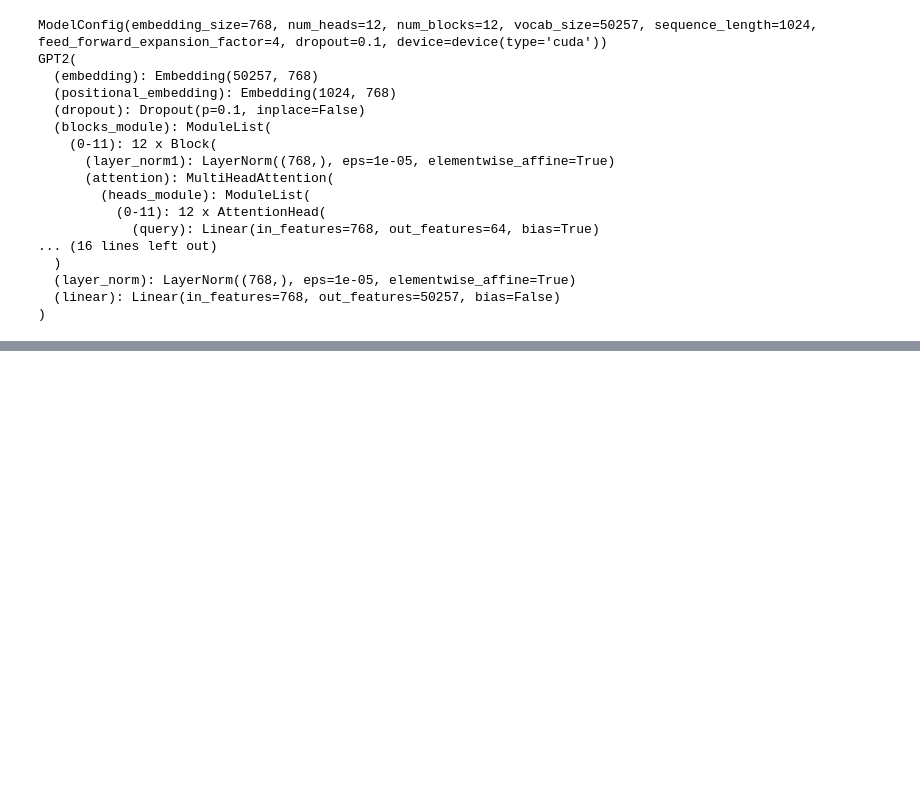
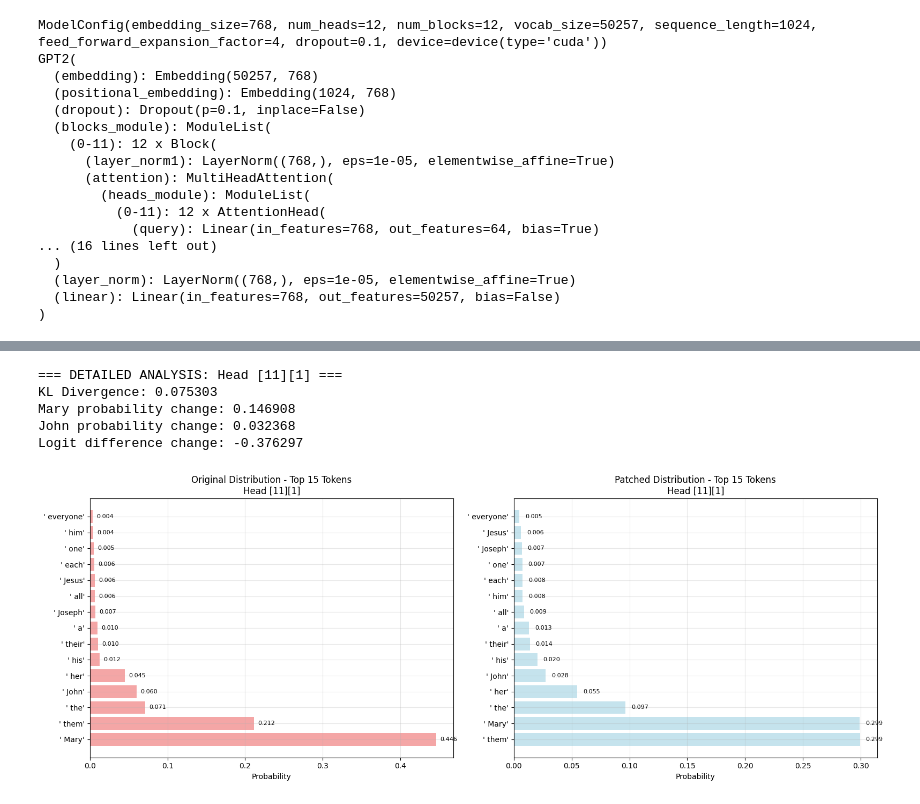
Before and after one commit to thanhhaimai/ml-for-fun, a Jupyter notebook: notebooks/ioi_circuit.ipynb, the cells around one changed output, grey strips where cells are left out. Cells and saved outputs as stored; diff of their text form; code cells hidden in the pictures; blank space fills up the shorter version.

```diff
--- a/notebooks/ioi_circuit.ipynb
+++ b/notebooks/ioi_circuit.ipynb
@@ -230,0 +425,66 @@ SUMMARY: Most impactful heads (by KL divergence)
+# %%
+# Focus on the most impactful head (Head 1) - detailed analysis
+most_impactful_head_idx = 1
+most_impactful_result = results[most_impactful_head_idx]
+
+print(f"=== DETAILED ANALYSIS: Head [11][{most_impactful_head_idx}] ===")
+print(f"KL Divergence: {most_impactful_result.kl_divergence:.6f}")
+print(f"Mary probability change: {most_impactful_result.s1_prob_change:.6f}")
+print(f"John probability change: {most_impactful_result.s2_prob_change:.6f}")
+print(f"Logit difference change: {most_impactful_result.logit_diff_change:.6f}")
+
+# Plot probability distribution comparison for the most impactful head
+fig, (ax1, ax2) = plt.subplots(1, 2, figsize=(16, 6))
+
+# Get top tokens by probability for visualization
+orig_probs = most_impactful_result.original_probs.squeeze().cpu()
+patch_probs = most_impactful_result.patched_probs.squeeze().cpu()
+
+# Get top 15 tokens from original distribution
+top_k = 15
+orig_top_probs, orig_top_indices = torch.topk(orig_probs, top_k)
+patch_top_probs, patch_top_indices = torch.topk(patch_probs, top_k)
+
+# Get token strings
+orig_tokens = [tokenizer.decode([int(idx.item())]) for idx in orig_top_indices]
+patch_tokens = [tokenizer.decode([int(idx.item())]) for idx in patch_top_indices]
+
+# Plot original distribution top tokens
+ax1.barh(range(len(orig_tokens)), orig_top_probs.numpy(), alpha=0.7, color="lightcoral")
+ax1.set_yticks(range(len(orig_tokens)))
+ax1.set_yticklabels([f"'{token}'" for token in orig_tokens])
+ax1.set_xlabel("Probability")
+ax1.set_title(
+    f"Original Distribution - Top {top_k} Tokens\nHead [11][{most_impactful_head_idx}]"
+)
+ax1.grid(True, alpha=0.3)
+
+# Add probability values
+for i, prob in enumerate(orig_top_probs):
+    ax1.text(prob + 0.005, i, f"{prob:.3f}", va="center", fontsize=8)
+
+# Plot patched distribution top tokens
+ax2.barh(
+    range(len(patch_tokens)), patch_top_probs.numpy(), alpha=0.7, color="lightblue"
+)
+ax2.set_yticks(range(len(patch_tokens)))
+ax2.set_yticklabels([f"'{token}'" for token in patch_tokens])
+ax2.set_xlabel("Probability")
+ax2.set_title(
+    f"Patched Distribution - Top {top_k} Tokens\nHead [11][{most_impactful_head_idx}]"
+)
+ax2.grid(True, alpha=0.3)
+
+# Add probability values
+for i, prob in enumerate(patch_top_probs):
+    ax2.text(prob + 0.005, i, f"{prob:.3f}", va="center", fontsize=8)
+
+plt.tight_layout()
+plt.show()
+# %% [output]
+=== DETAILED ANALYSIS: Head [11][1] ===
+KL Divergence: 0.075303
+Mary probability change: 0.146908
+John probability change: 0.032368
+Logit difference change: -0.376297
+[figure, added]
```
Also changed, not shown: parts of 4 cells of this notebook.
